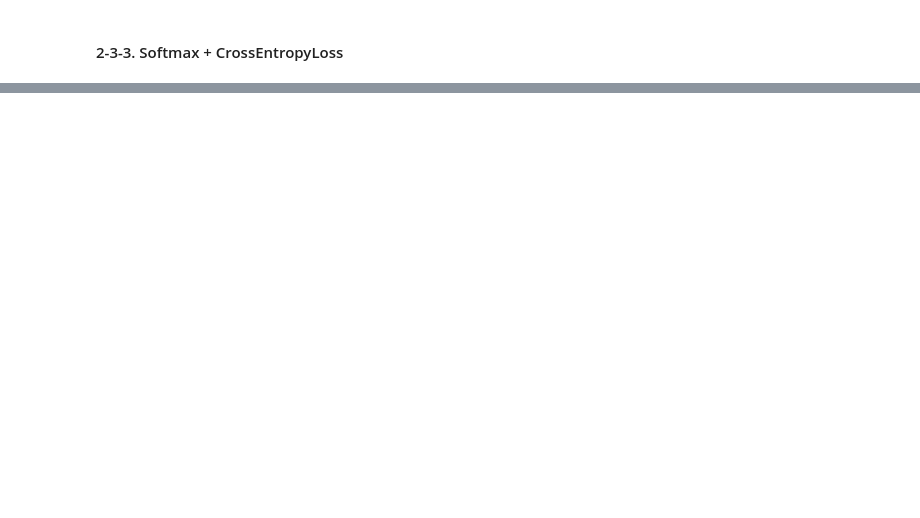
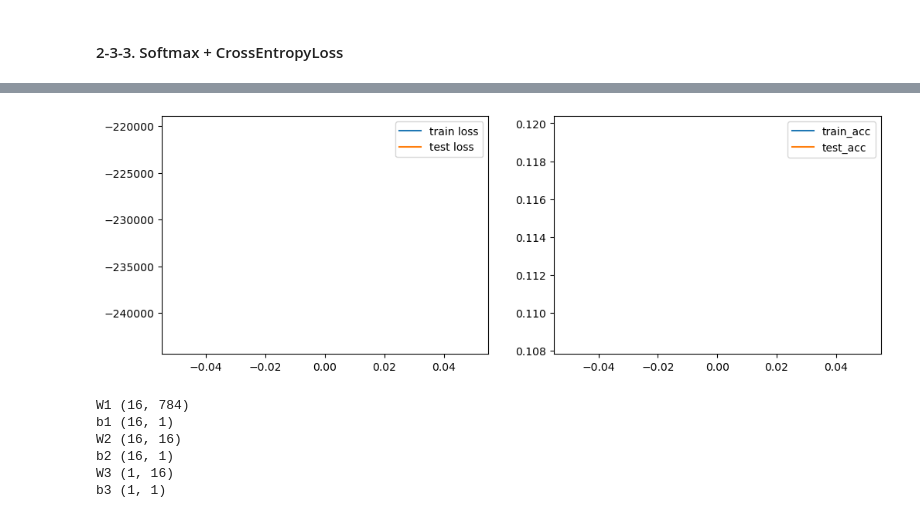
Before and after one commit to jmcheon/multilayer_perceptron, a Jupyter notebook: mnist.ipynb, the cells around one changed output, grey strips where cells are left out. Cells and saved outputs as stored; diff of their text form; code cells hidden in the pictures; blank space fills up the shorter version.

```diff
--- a/mnist.ipynb
+++ b/mnist.ipynb
@@ -450,0 +548,17 @@ ValueError: shapes (10,10) and (1,16) not aligned: 10 (dim 1) != 1 (dim 0)
+# %%
+
+x_train = train_data[:30000, 1:].T
+y_train = train_data[:30000, 0:1].T
+parameters, train_loss, train_acc = nn.nn(x_train, y_train, hidden_layers=(16, 16), lr=0.03, epochs=10, plot_graph=True)
+# %% [output]
+[figure, added]
+# %%
+for k, v in parameters.items():
+    print(k, v.shape)
+# %% [output]
+W1 (16, 784)
+b1 (16, 1)
+W2 (16, 16)
+b2 (16, 1)
+W3 (1, 16)
+b3 (1, 1)
```
Also changed, not shown: parts of 21 cells of this notebook, 3 other files.
